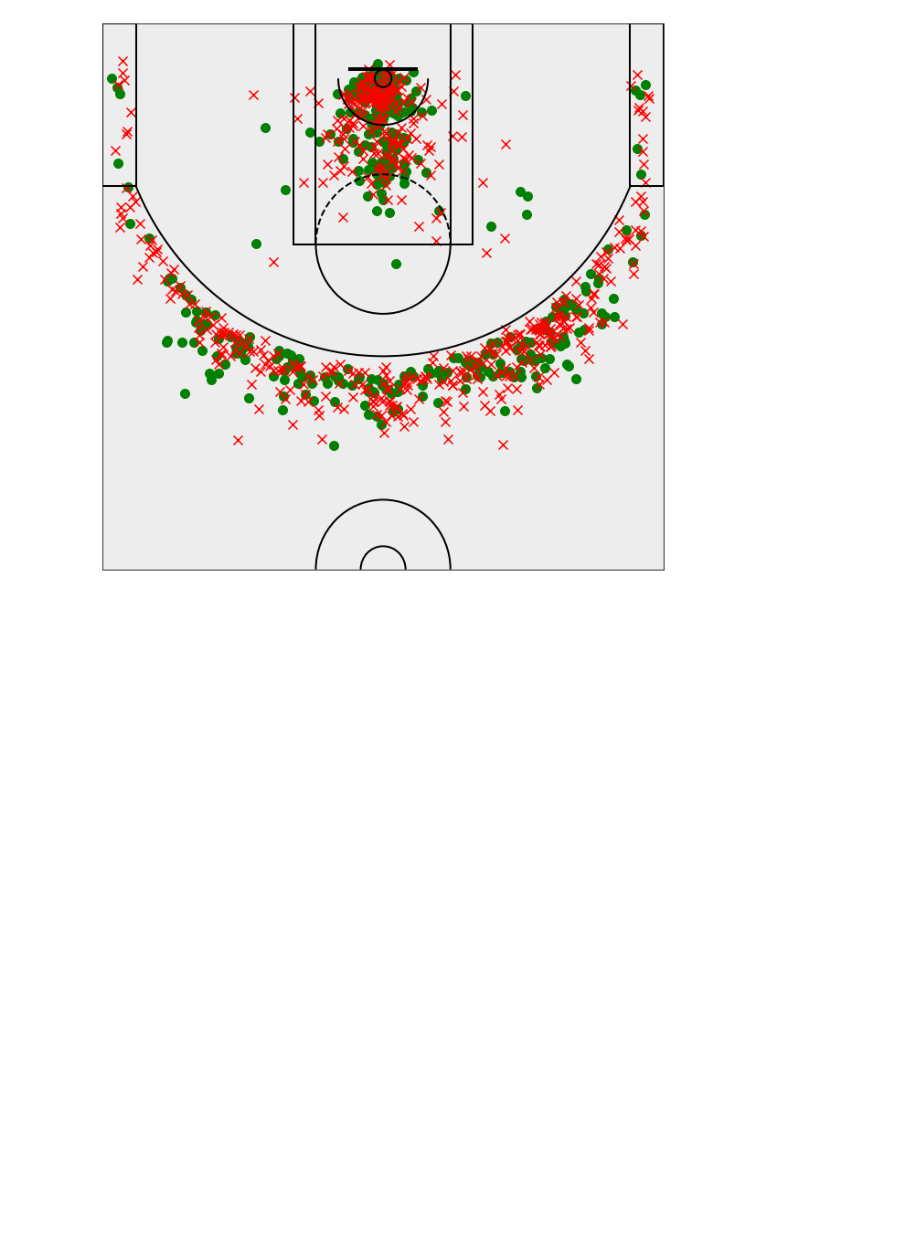
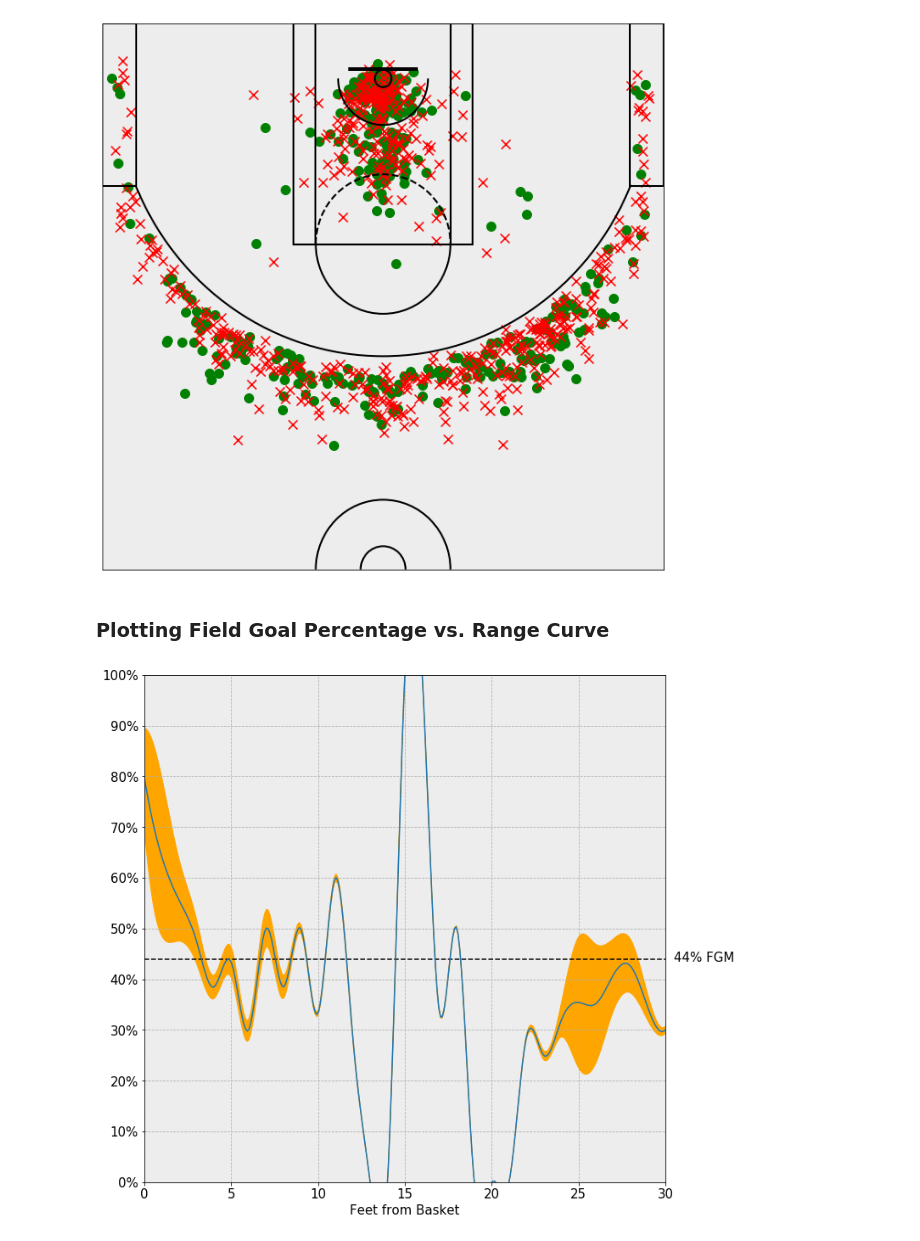
Before and after one commit to saedx1/nba_analysis, a Jupyter notebook: notebooks/ShotPlots_Example.ipynb, the cells around one changed output. Cells and saved outputs as stored; diff of their text form; code cells hidden in the pictures; blank space fills up the shorter version.

```diff
--- a/notebooks/ShotPlots_Example.ipynb
+++ b/notebooks/ShotPlots_Example.ipynb
@@ -33,3 +39,9 @@ ax = plot_hex_shots(missed.LOC_X, missed.LOC_Y)
 ax = plot_scatter_shots(made.LOC_X, made.LOC_Y, missed.LOC_X, missed.LOC_Y)
 # %% [output]
 [figure]
+# %% [markdown]
+### Plotting Field Goal Percentage vs. Range Curve
+# %%
+ax = plot_fgp_range_curve(jh_shots.SHOT_DISTANCE, jh_shots.SHOT_MADE_FLAG)
+# %% [output]
+[figure, added]
```
Also changed, not shown: parts of 6 cells of this notebook, 2 other files.
